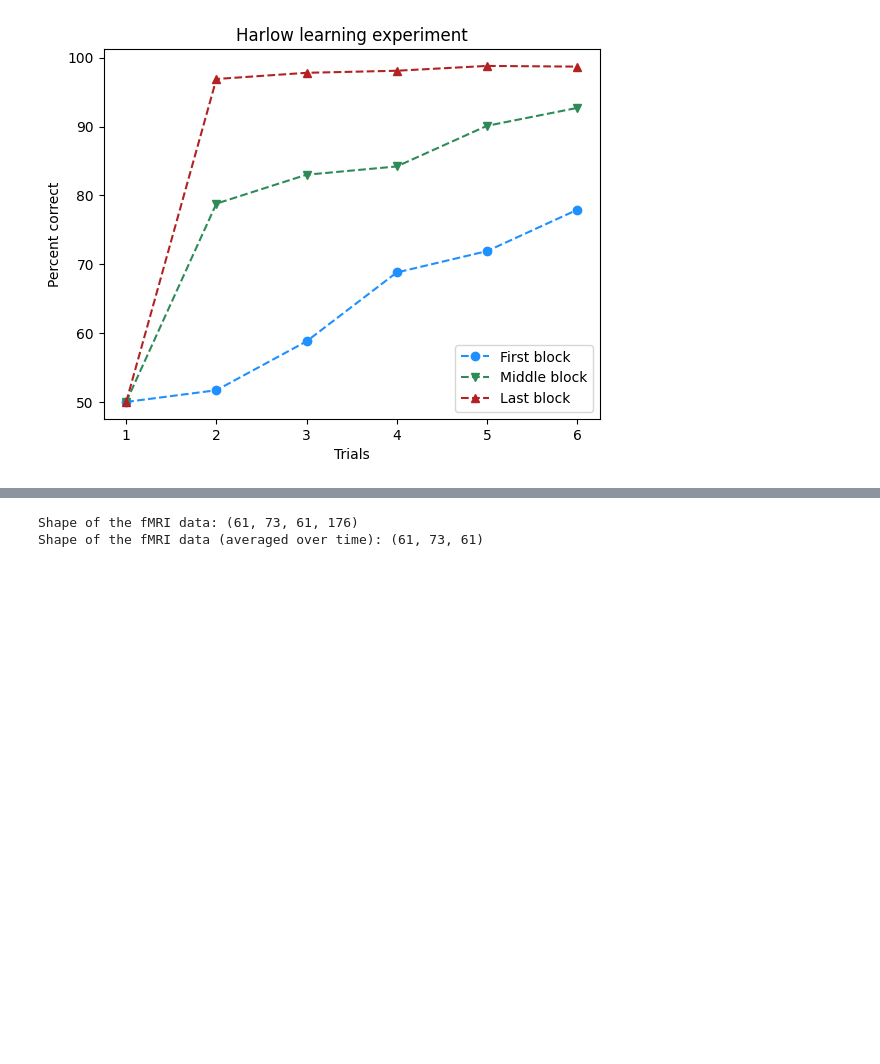
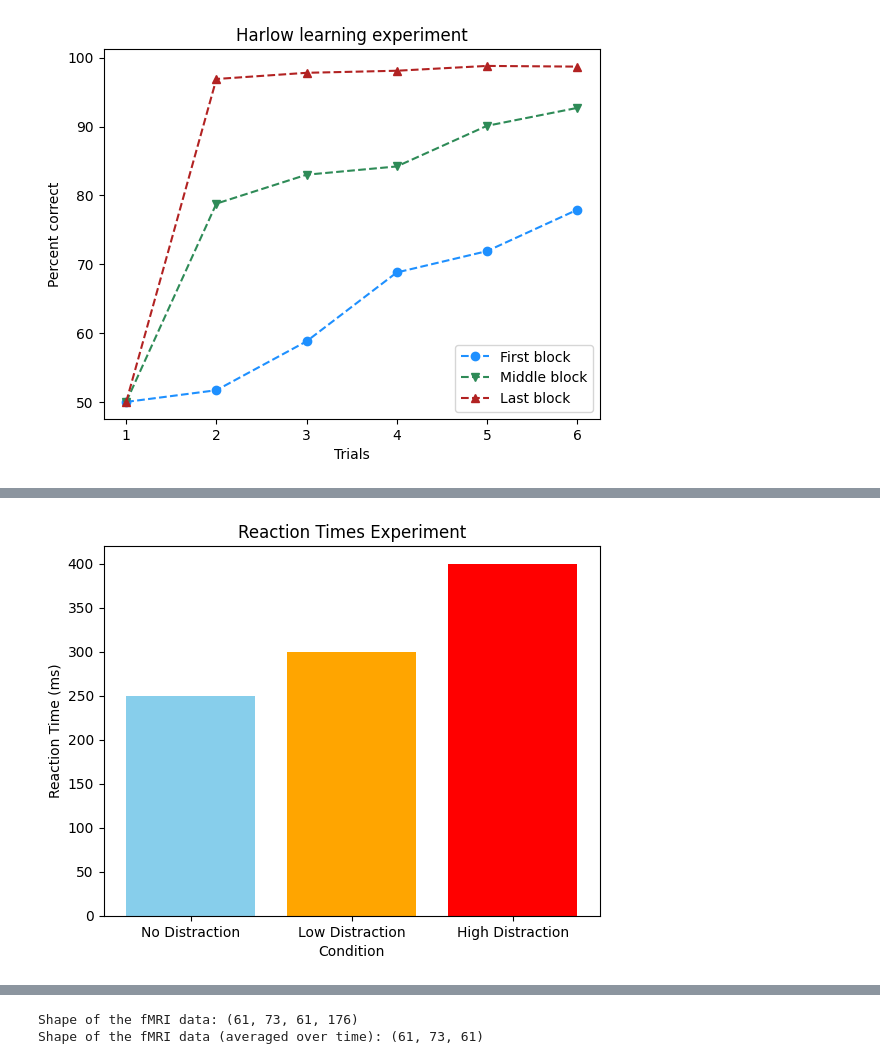
Before and after one commit to mibur1/psy111, a Jupyter notebook: book/solutions/5_Scientific_comp.ipynb, the cells around one changed output, grey strips where cells are left out. Drawn from its saved outputs; the diff is of its cells as text; code cells hidden in the pictures; blank space fills up the shorter version.

```diff
--- a/book/solutions/5_Scientific_comp.ipynb
+++ b/book/solutions/5_Scientific_comp.ipynb
@@ -312 +320,12 @@ plt.show()
+# %%
+conditions = ['No Distraction', 'Low Distraction', 'High Distraction']
+reaction_times = [250, 300, 400]
+
+fig, ax = plt.subplots()
+ax.bar(conditions, reaction_times, color=['skyblue', 'orange', 'red'])
+ax.set(xlabel='Condition', ylabel='Reaction Time (ms)', title='Reaction Times Experiment')
+
+plt.show()
+# %% [output]
+[figure, added]
 # %% [markdown]
```
Also changed, not shown: parts of 9 cells of this notebook, 2 other files.
